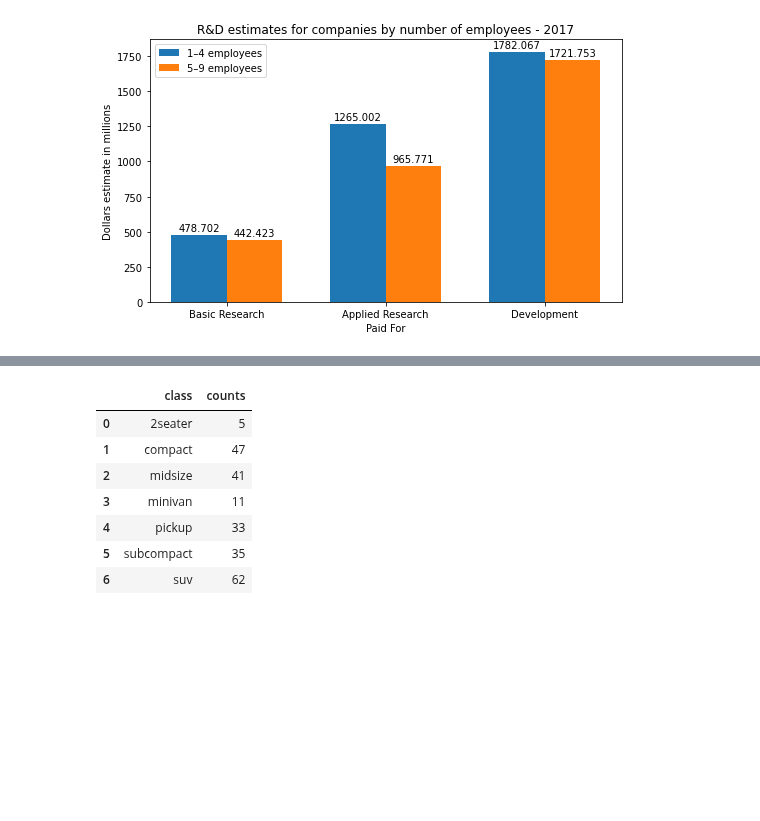
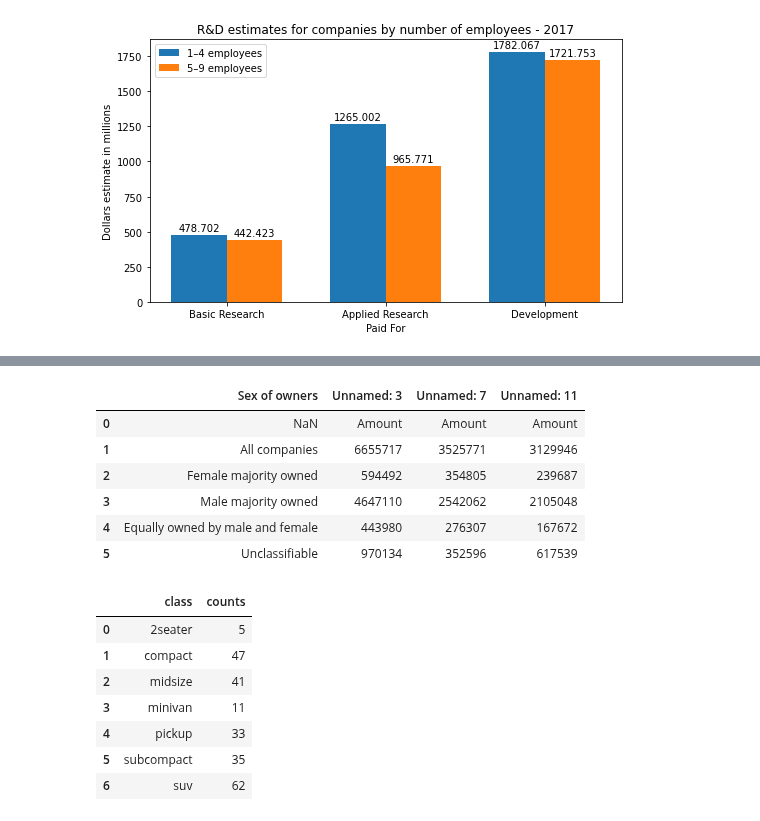
Before and after one commit to mulukenm/DataVisualization, a Jupyter notebook: ABS_Visualization.ipynb, the cells around one changed output, grey strips where cells are left out. Drawn from its saved outputs; the diff is of its cells as text; code cells hidden in the pictures; blank space fills up the shorter version.

```diff
--- a/ABS_Visualization.ipynb
+++ b/ABS_Visualization.ipynb
@@ -235,3 +247,14 @@ df.head()
+# %%
+dfA = pd.read_excel("https://ncses.nsf.gov/pubs/nsf21303/assets/data-tables/tables/nsf21303-tab003.xlsx", skiprows = [0, 1, 2], usecols= [0,  3, 7, 11] )
+dfA.head(10)
+# %% [output]
+|  | Sex of owners | Unnamed: 3 | Unnamed: 7 | Unnamed: 11 |
+| 0 | NaN | Amount | Amount | Amount |
+| 1 | All companies | 6655717 | 3525771 | 3129946 |
+| 2 | Female majority owned | 594492 | 354805 | 239687 |
+| 3 | Male majority owned | 4647110 | 2542062 | 2105048 |
+| 4 | Equally owned by male and female | 443980 | 276307 | 167672 |
+| 5 | Unclassifiable | 970134 | 352596 | 617539 |
 # %%
 df.head(33)
 # %% [output]
```
Also changed, not shown: parts of 8 cells of this notebook.
